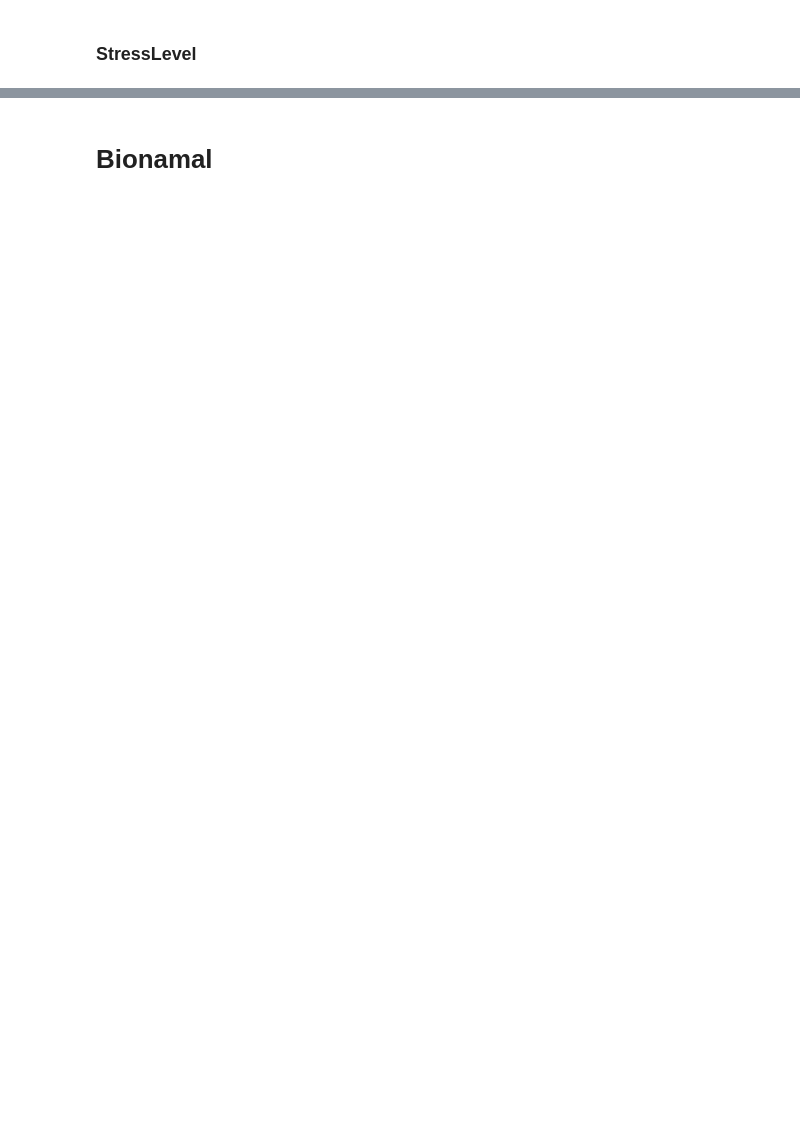
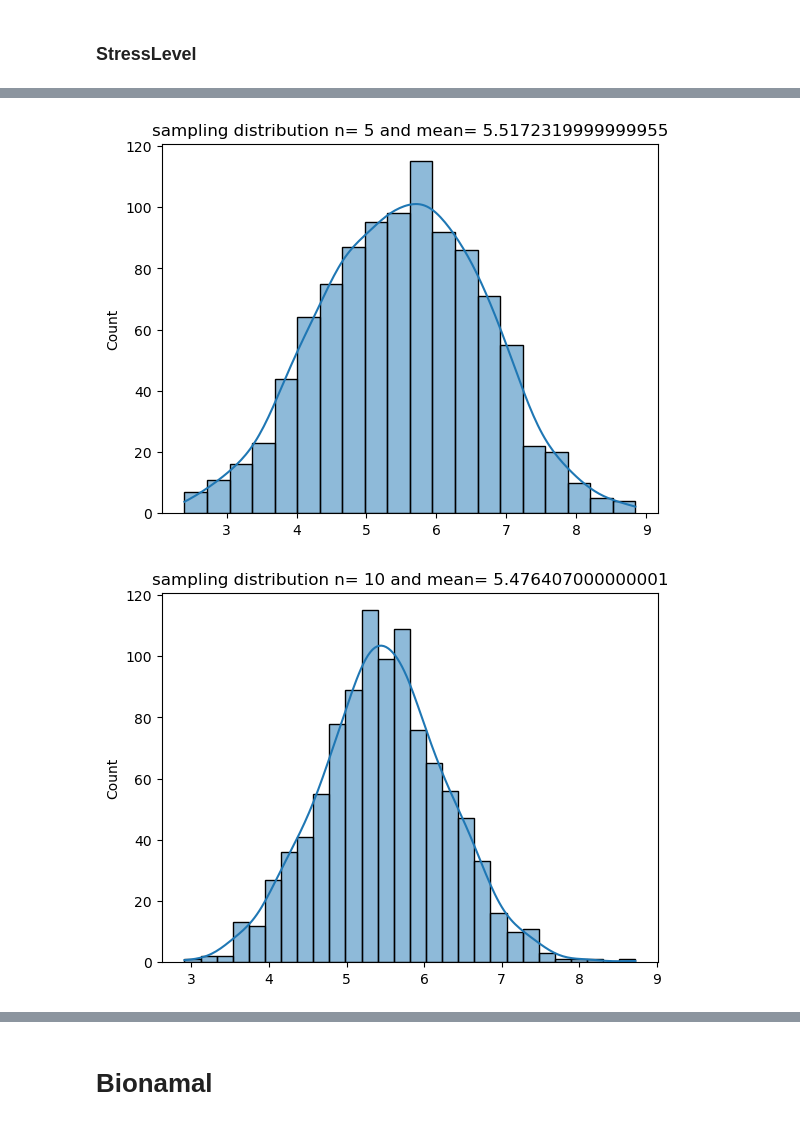
Before and after one commit to 2026378-coder/Statistical-Techniques-for-Data-Analysis-2026, a Jupyter notebook: Assignmnet.ipynb, the cells around one changed output, grey strips where cells are left out. Drawn from its saved outputs; the diff is of its cells as text; code cells hidden in the pictures; blank space fills up the shorter version.

```diff
--- a/Assignmnet.ipynb
+++ b/Assignmnet.ipynb
@@ -381,0 +446,17 @@ Wh Simulated SD of sample means: 1.1011658380206106
+# %%
+sample_size=[5, 10, 15, 20, 25, 30]
+for size in sample_size:
+    means=[]
+    for i in range(1000):
+        sample_sl=data_sl.sample(n=size, replace=True)
+        mean=sample_sl.mean()
+        means.append(mean)
+
+    means
+    sns.histplot(means ,kde=True)
+    dist_mean_sl= sum(means)/len(means)
+    plt.title(f'sampling distribution n= {size} and mean= {dist_mean_sl}')
+    plt.show()
+# %% [output]
+[figure, added]
+[figure, added]
```
Also changed, not shown: parts of 35 cells of this notebook.
